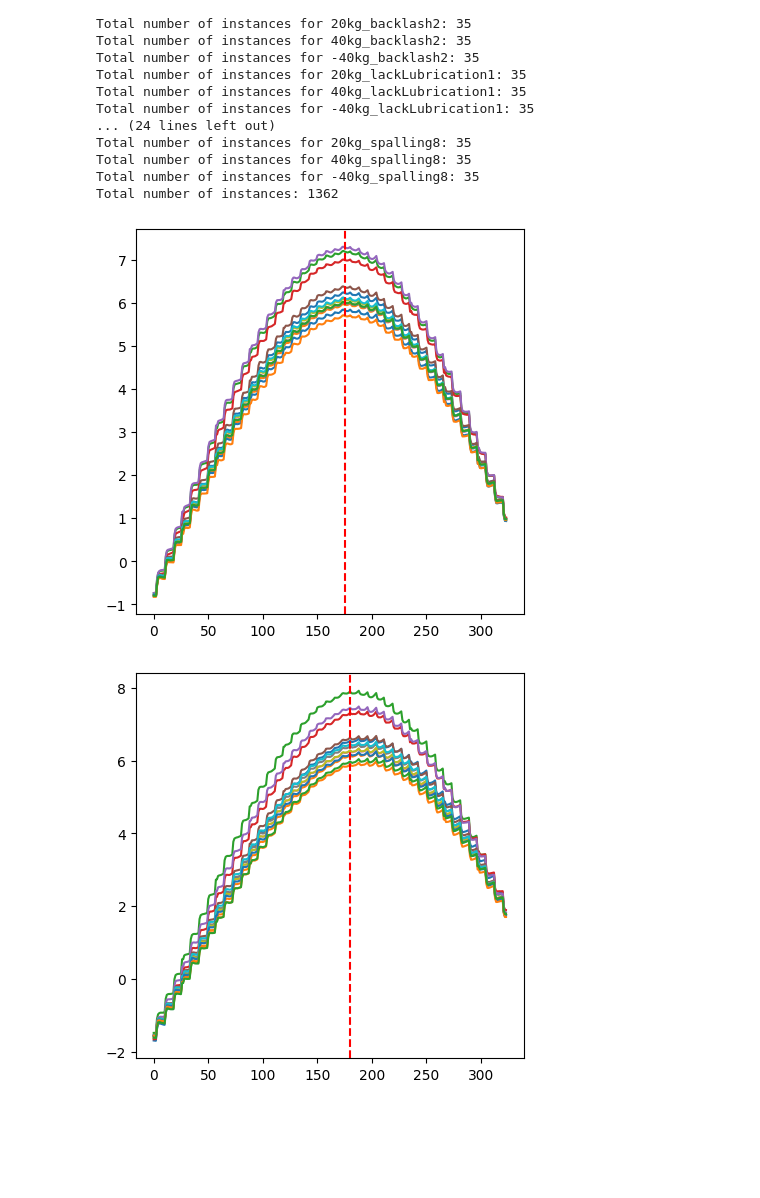
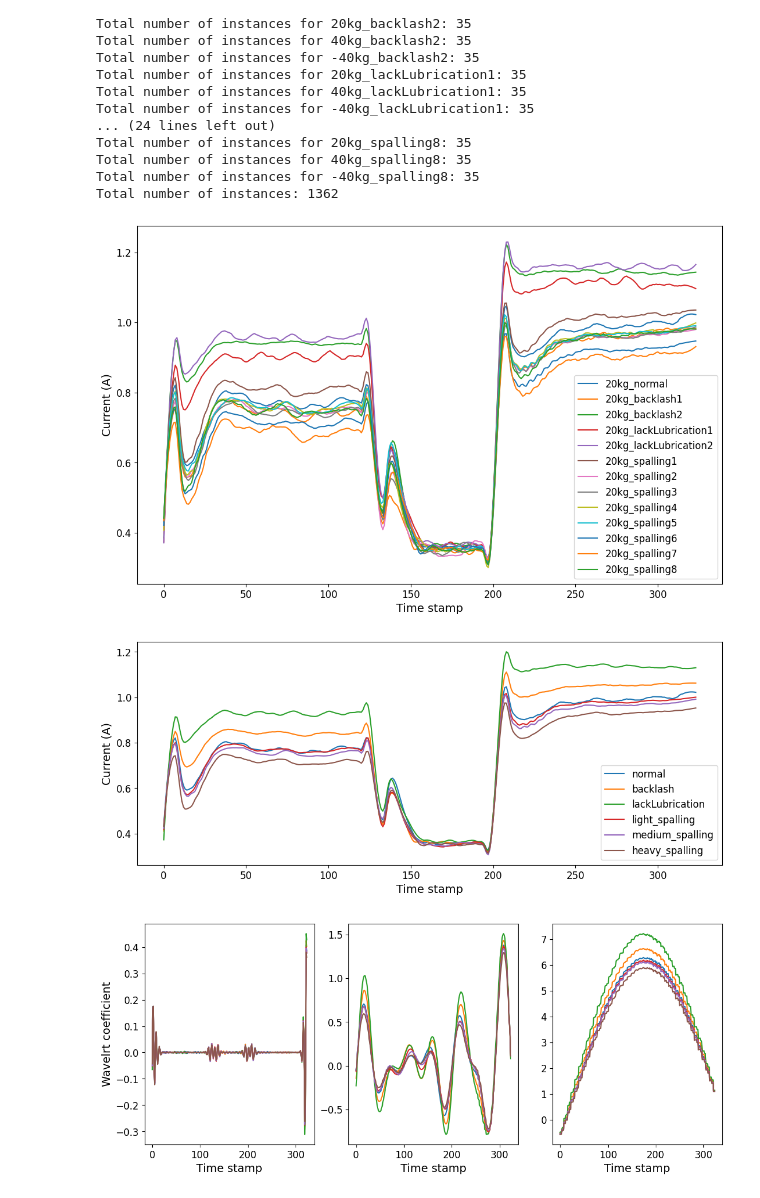
Before and after one commit to BlueAsuka/RAVEN, a Jupyter notebook: notebooks/feature_viz.ipynb, the cells around one changed output. Drawn from its saved outputs; the diff is of its cells as text; code cells hidden in the pictures; blank space fills up the shorter version.

```diff
--- a/notebooks/feature_viz.ipynb
+++ b/notebooks/feature_viz.ipynb
@@ -188,6 +188,18 @@ average_dict_m40 = get_average('-40kg')
 # plt.tight_layout()
 
 # plt.show()
+# %%
+plt.figure(figsize=(13, 8))
+# plt.title('Averaging current signals under different states of 20kg with savgol_filter')
+for k, v in average_dict_20.items():
+    plt.plot(savgol_filter(v['current'], window_length=15, polyorder=2), label=k)
+    plt.xlabel('Time stamp', fontsize=14)
+    plt.ylabel('Current (A)', fontsize=14)
+    plt.xticks(fontsize=12)
+    plt.yticks(fontsize=12)
+    plt.legend(fontsize=12)
+# %% [output]
+[figure, added]
 # %%
 smooth_dict_20 = {k:savgol_filter(v['current'], window_length=15, polyorder=2) for k, v in average_dict_20.items()}
 smooth_dict_40 = {k:savgol_filter(v['current'], window_length=15, polyorder=2) for k, v in average_dict_40.items()}
@@ -196,30 +222,68 @@ smooth_dict_m40 = {k:savgol_filter(v['current'], window_length=15, polyorder=2)
+# %%
+plt.figure(figsize=(13, 5))
+for k, v in smooth_dict_20_average.items():
+    plt.plot(v, label=k)
+    plt.xlabel('Time stamp', fontsize=14)
+    plt.ylabel('Current (A)', fontsize=14)
+    plt.xticks(fontsize=12)
+    plt.yticks(fontsize=12)
+    plt.legend(fontsize=12)
+plt.show()
+# %% [output]
+[figure, added]
 # %%
 import pywt
 
-coeffs_dict_20 = {k: pywt.cwt(v, 495, 'morl', method='conv')[0][0] for k, v in smooth_dict_20.items()}
-coeffs_dict_40 = {k: pywt.cwt(v, 495, 'morl', method='conv')[0][0] for k, v in smooth_dict_40.items()}
-coeffs_dict_m40 = {k: pywt.cwt(v, 495, 'morl', method='conv')[0][0] for k, v in smooth_dict_m40.items()}
+coeffs_dict_20_lf = {k: pywt.cwt(v, 5, 'morl', method='conv')[0][0] for k, v in smooth_dict_20_average.items()}
+coeffs_dict_40_lf = {k: pywt.cwt(v, 5, 'morl', method='conv')[0][0] for k, v in smooth_dict_40_average.items()}
+
+coeffs_dict_20_mf = {k: pywt.cwt(v, 50, 'morl', method='conv')[0][0] for k, v in smooth_dict_20_average.items()}
+coeffs_dict_40_mf = {k: pywt.cwt(v, 50, 'morl', method='conv')[0][0] for k, v in smooth_dict_40_average.items()}
+
+coeffs_dict_20_hf = {k: pywt.cwt(v, 500, 'morl', method='conv')[0][0] for k, v in smooth_dict_20_average.items()}
+coeffs_dict_40_hf = {k: pywt.cwt(v, 500, 'morl', method='conv')[0][0] for k, v in smooth_dict_40_average.items()}
+# coeffs_dict_m40 = {k: pywt.cwt(v, 495, 'morl', method='conv')[0][0] for k, v in smooth_dict_m40.items()}
 # %%
-plt.figure(figsize=(5, 5))
-for k, v in coeffs_dict_20.items():
+plt.figure(figsize=(13, 5))
+
+plt.subplot(1, 3, 1)
+for k, v in coeffs_dict_20_lf.items():
     plt.plot(v, label=k)
-    # plt.legend()
-plt.axvline(x=175, color='red', linestyle='--')
+
+plt.xlabel('Time stamp', fontsize=14)
+plt.ylabel('Wavelrt coefficient', fontsize=14)
+plt.xticks(fontsize=12)
+plt.yticks(fontsize=12)
+
+plt.subplot(1, 3, 2)
+for k, v in coeffs_dict_20_mf.items():
+    plt.plot(v, label=k)
+
+plt.xlabel('Time stamp', fontsize=14)
+plt.xticks(fontsize=12)
+plt.yticks(fontsize=12)
+
+plt.subplot(1, 3, 3)
+for k, v in coeffs_dict_20_hf.items():
+    plt.plot(v, label=k)
+
+plt.xlabel('Time stamp', fontsize=14)
+plt.xticks(fontsize=12)
+plt.yticks(fontsize=12)
+
 plt.show()
 
-plt.figure(figsize=(5, 5))
-for k, v in coeffs_dict_40.items():
-    plt.plot(v, label=k)
-    # plt.legend()
-plt.axvline(x=180, color='red', linestyle='--')
-plt.show()
+# plt.figure(figsize=(5, 5))
+# for k, v in coeffs_dict_40.items():
+#     plt.plot(v, label=k)
+#     # plt.legend()
+# plt.show()
 
 # plt.figure(figsize=(5, 5))
 # for k, v in coeffs_dict_m40.items():
 #     plt.plot(v, label=k)
 #     # plt.legend()
 # plt.axvline(x=125, color='red', linestyle='--')
 # plt.show()
 # %% [output]
-[figure, old version]
+[figure, new version]
-[figure, removed]
```
Also changed, not shown: parts of 13 cells of this notebook, 1 other file.
